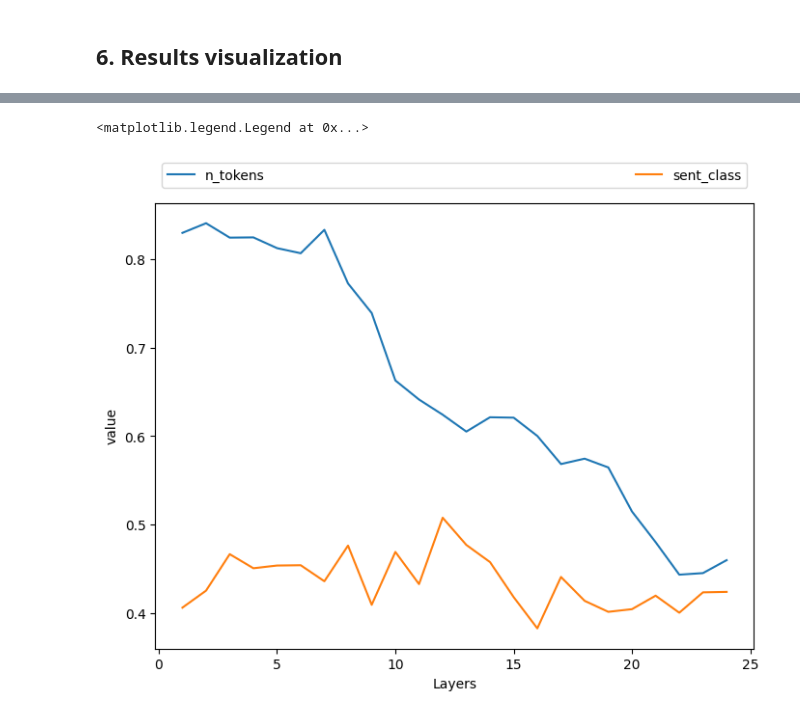
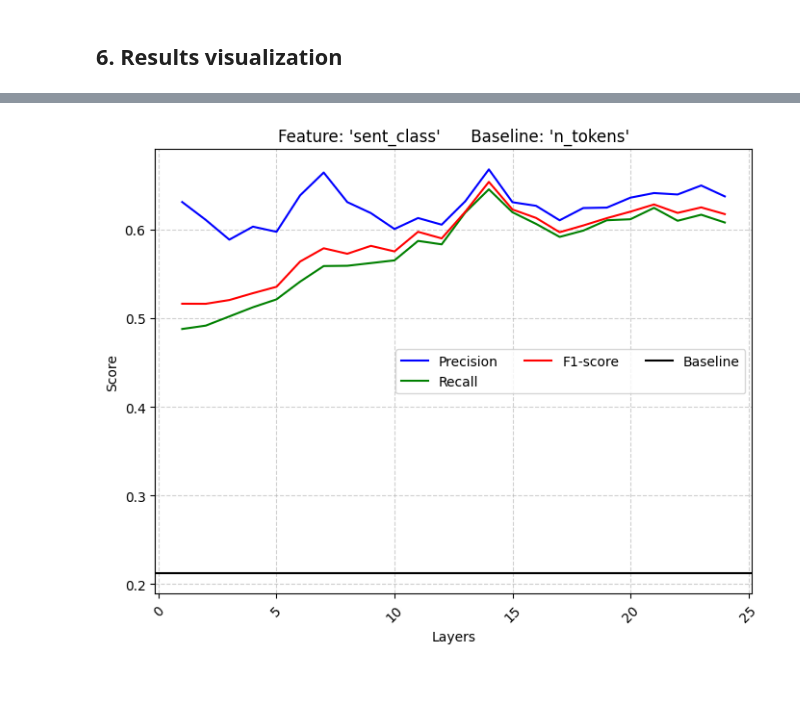
Before and after one commit to Marco-Consoloni/patent-sentence-classification, a Jupyter notebook: probing.ipynb, the cells around one changed output, grey strips where cells are left out. Drawn from its saved outputs; the diff is of its cells as text; code cells hidden in the pictures; blank space fills up the shorter version.

```diff
--- a/probing.ipynb
+++ b/probing.ipynb
@@ -41,7 +41,7 @@ base_model = BertForSequenceClassification.from_pretrained(cfg.model.name, num_l
 print('\nTokenizer and Base Model loaded succesfully.')
 
 # Load Finetuned Patent Model
-checkpoint_path = '/home/fantoni/patent-sentence-classification/models/best-checkpoint.ckpt'
+checkpoint_path = '/home/fantoni/patent-sentence-classification/models/best-checkpoint_stratified.ckpt'
 loaded_model = PatentSentenceClassifier.load_from_checkpoint(checkpoint_path, model=base_model, tokenizer=bert_tokenizer)
 loaded_model.eval()
 loaded_model.to(device)
@@ -400,16 +410,42 @@ results_df
-# %%
-# Formatting the dataframe in order to be visualized as a multiline plot
-results_df = results_df[layers]
-results_df = results_df.T
-results_df["Layers"] = results_df.index
-plot_results = pd.melt(results_df, ["Layers"])
-
-# Visualization with seaborn
-fig, ax = plt.subplots(figsize=(8, 6))
-g = sns.lineplot(data=plot_results, x="Layers", y="value", hue="variable")
-handles, labels = g.get_legend_handles_labels()
-g.legend(handles=handles, labels=labels, bbox_to_anchor=(0., 1.02, 1., .102),
-              loc='lower left', ncol=3, mode="expand")
-# %% [output]
-<matplotlib.legend.Legend at 0x...>
-[figure, removed]
+# %%
+import matplotlib.pyplot as plt
+
+# Extract the baseline
+#baseline_f1 = f1_df["Baseline"].iloc[0]
+
+# Transpose the data
+#precision_df = precision_df[layers].T
+#recall_df = recall_df[layers].T
+#f1_df = f1_df[layers].T
+
+# Add a metric column
+precision_df["Metric"] = "Precision"
+recall_df["Metric"] = "Recall"
+f1_df["Metric"] = "F1-score"
+
+# Combine data
+combined_df = pd.concat([precision_df, recall_df, f1_df])
+combined_df["Layers"] = combined_df.index
+plot_data = pd.melt(combined_df, ["Layers", "Metric"])
+
+# Unique metrics
+metrics = plot_data["Metric"].unique()
+colors = {"Precision": "blue", "Recall": "green", "F1-score": "red"}
+
+# Visualization with Matplotlib
+fig, ax = plt.subplots(figsize=(8, 6))
+for metric in metrics:
+    subset = plot_data[plot_data["Metric"] == metric]
+    ax.plot(subset["Layers"], subset["value"], label=metric, color=colors[metric])
+
+ax.axhline(y=baseline_f1, color='black', label="Baseline") # plot the baseline as a horizontal line
+
+ax.legend(loc='best', ncol=3)
+ax.set_title("Feature: 'sent_class'      Baseline: 'n_tokens'")
+ax.set_xlabel("Layers")
+ax.set_ylabel("Score")
+plt.xticks(rotation=45)
+plt.grid(True, linestyle='--', alpha=0.6)
+plt.show()
+# %% [output]
+[figure, added]
```
Also changed, not shown: parts of 7 cells of this notebook, 5 other files.
